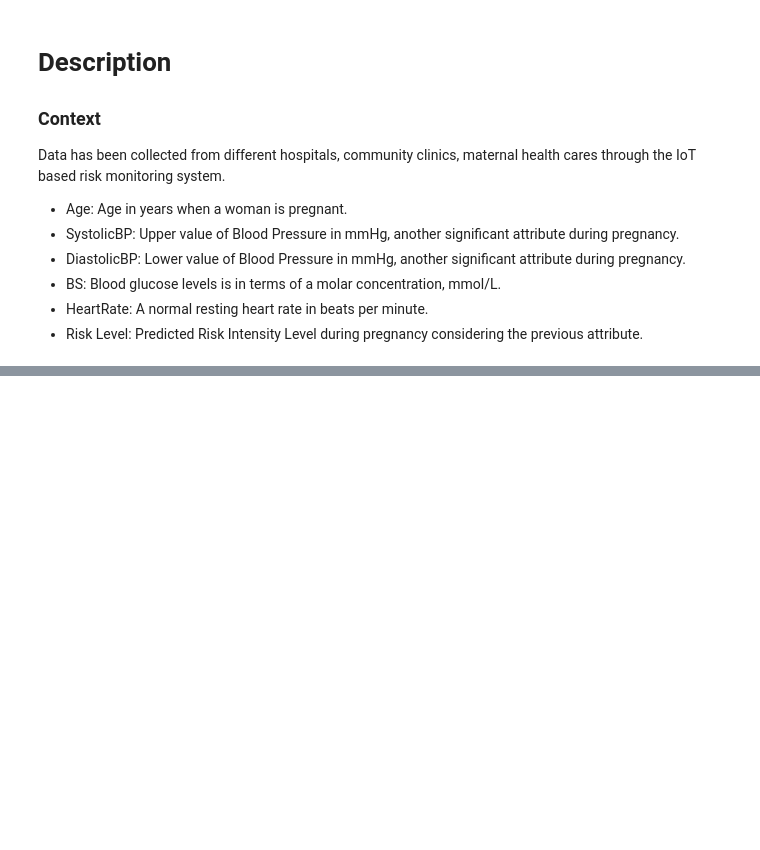
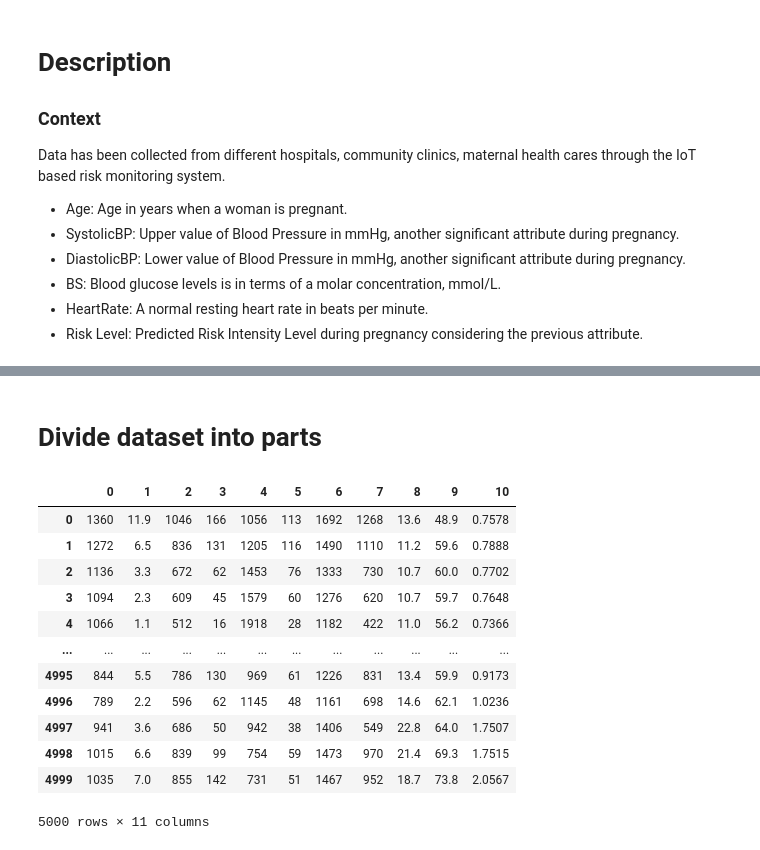
Before and after one commit to illNO/cascade_model, a Jupyter notebook: cascading.ipynb, the cells around one changed output, grey strips where cells are left out. Saved outputs shown, nothing was run; the diff lists cells and outputs as text; code cells hidden in the pictures; blank space fills up the shorter version.

```diff
--- a/cascading.ipynb
+++ b/cascading.ipynb
@@ -90,3 +97,0 @@ risk_map = {'high risk':2, 'mid risk': 1, 'low risk': 0}
-# %%
-df_train['RiskLevel_num'] = df_train['RiskLevel'].map(risk_map)
-df_train = df_train.drop(columns=['RiskLevel'])
@@ -217,0 +100,5 @@ print_errors(df_test.iloc[:,18:], preds)
+# %%
+x_train = df_train.iloc[:,:-1]
+y_train = df_train.iloc[:,-1]
+x_test = df_test.iloc[:,:-1]
+y_test = df_test.iloc[:,-1]
@@ -225,4 +110,0 @@ df_test = pd.read_csv('datasets/heart_test.txt', header=None)
-# %%
-X_train, y_train = df_train.iloc[:,:18], df_train.iloc[:,18:]
-X_test, y_test = df_test.iloc[:,:18], df_test.iloc[:,18:]
-X_train
@@ -253,0 +111,10 @@ def print_errors(y_test, y_preds, error_type):
+# %%
+reg = make_pipeline(MaxAbsScaler(),
+                        SGDRegressor(loss='epsilon_insensitive', alpha=0.0001, tol=1e-3))
+
+reg.fit(x_train, y_train)
+
+train_pred_y = reg.predict(x_train)
+test_pred_y = reg.predict(x_test)
+
+print(r2_score(test_pred_y, y_test))
@@ -437,0 +235,18 @@ n = print_n(5)
+# %% [markdown]
+# Divide dataset into parts
+# %%
+x_train
+# %% [output]
+|  | 0 | 1 | 2 | 3 | 4 | 5 | 6 | 7 | 8 | 9 | 10 |
+| 0 | 1360 | 11.9 | 1046 | 166 | 1056 | 113 | 1692 | 1268 | 13.6 | 48.9 | 0.7578 |
+| 1 | 1272 | 6.5 | 836 | 131 | 1205 | 116 | 1490 | 1110 | 11.2 | 59.6 | 0.7888 |
+| 2 | 1136 | 3.3 | 672 | 62 | 1453 | 76 | 1333 | 730 | 10.7 | 60.0 | 0.7702 |
+| 3 | 1094 | 2.3 | 609 | 45 | 1579 | 60 | 1276 | 620 | 10.7 | 59.7 | 0.7648 |
+| 4 | 1066 | 1.1 | 512 | 16 | 1918 | 28 | 1182 | 422 | 11.0 | 56.2 | 0.7366 |
+| ... | ... | ... | ... | ... | ... | ... | ... | ... | ... | ... | ... |
+| 4995 | 844 | 5.5 | 786 | 130 | 969 | 61 | 1226 | 831 | 13.4 | 59.9 | 0.9173 |
+| 4996 | 789 | 2.2 | 596 | 62 | 1145 | 48 | 1161 | 698 | 14.6 | 62.1 | 1.0236 |
+| 4997 | 941 | 3.6 | 686 | 50 | 942 | 38 | 1406 | 549 | 22.8 | 64.0 | 1.7507 |
+| 4998 | 1015 | 6.6 | 839 | 99 | 754 | 59 | 1473 | 970 | 21.4 | 69.3 | 1.7515 |
+| 4999 | 1035 | 7.0 | 855 | 142 | 731 | 51 | 1467 | 952 | 18.7 | 73.8 | 2.0567 |
+5000 rows × 11 columns
```
Also changed, not shown: parts of 57 cells of this notebook, 2 other files.
